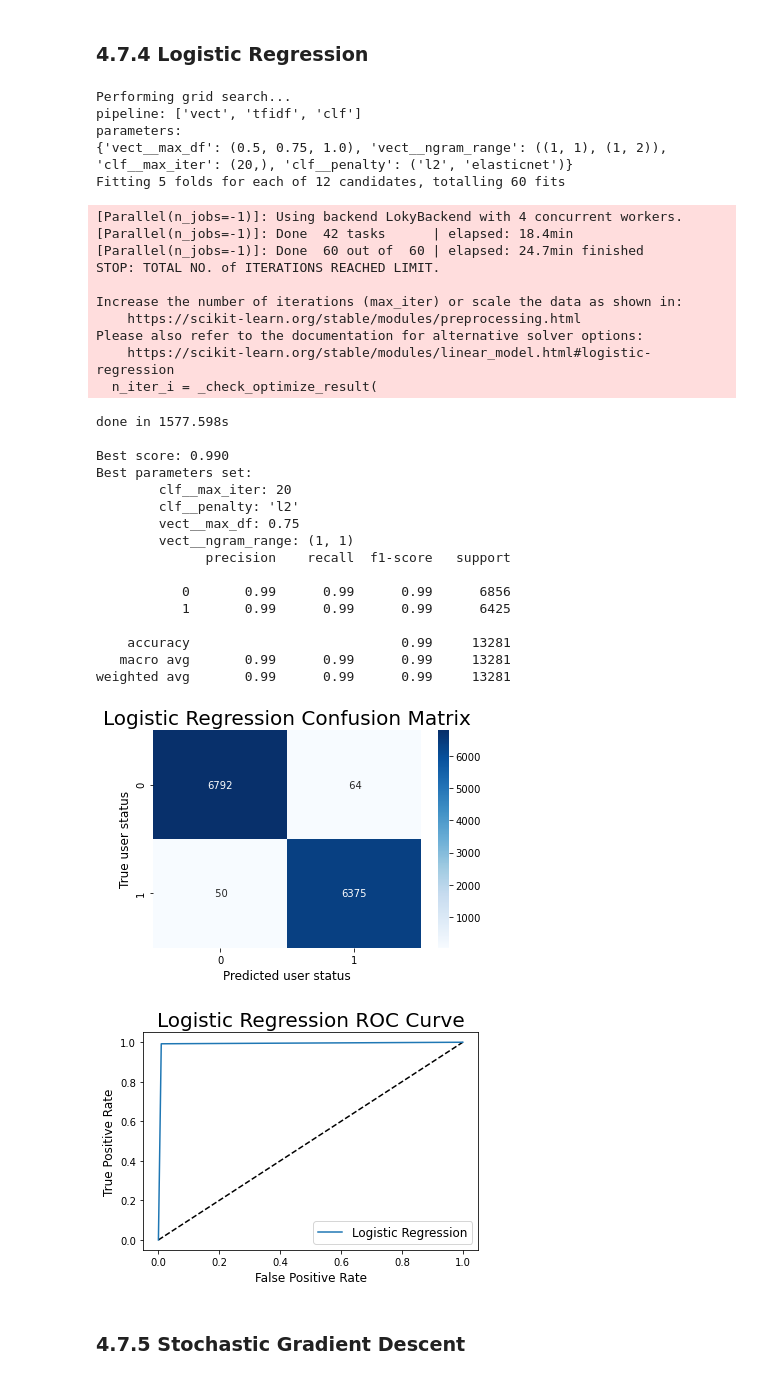
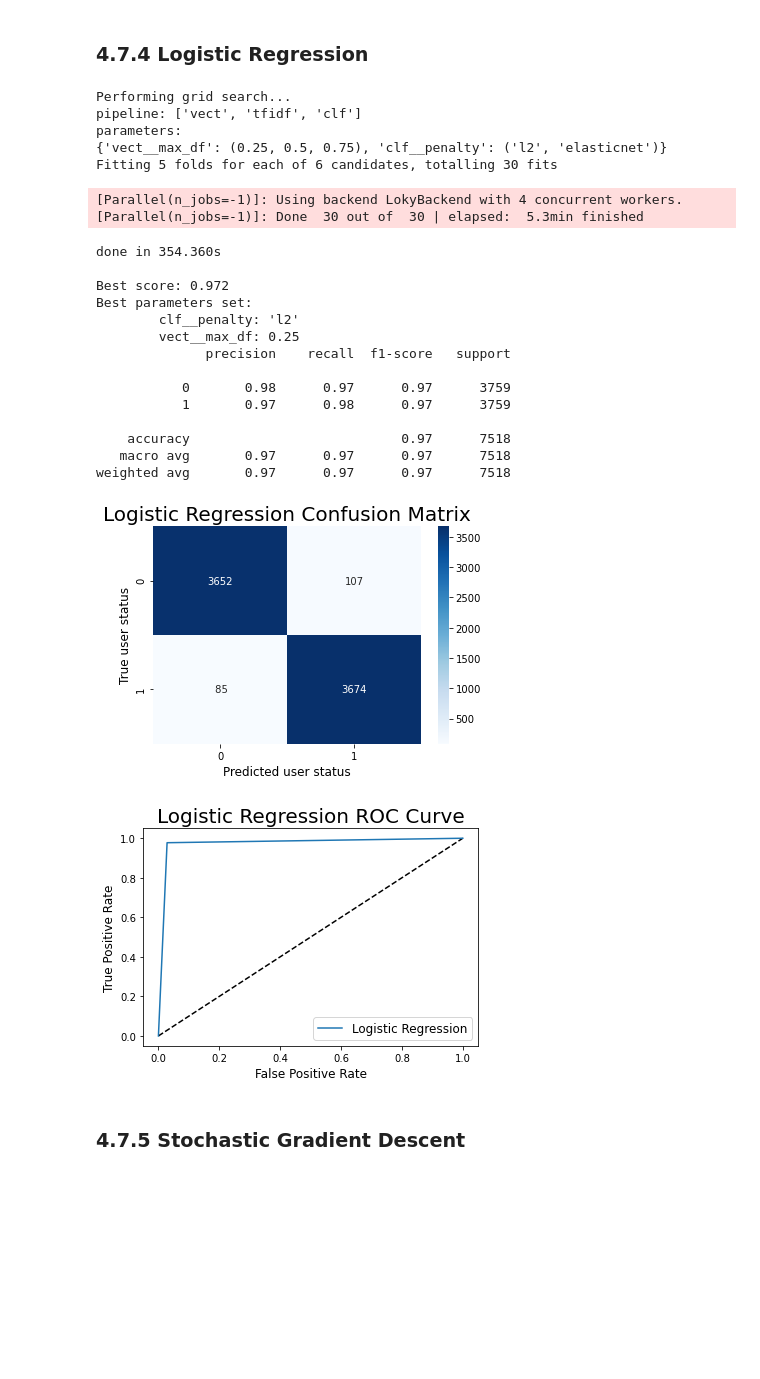
Before and after one commit to islamnusrat/Capstone_2_Fake_News_Detection, a Jupyter notebook: 04_Pre-Processing and Training .ipynb, the cells around one changed output. Drawn from its saved outputs; the diff is of its cells as text; code cells hidden in the pictures; blank space fills up the shorter version.

Commit message:
Add files via upload
-m 'updated the model by removing leaky aspects of the data'

```diff
--- a/04_Pre-Processing and Training .ipynb
+++ b/04_Pre-Processing and Training .ipynb
@@ -101,5 +140,7 @@ y = df['label']
+# %%
+X = [word for word in X if word not in get_stop_words('english')]
 # %%
-X_train, X_test, y_train,y_test= train_test_split(X, y, test_size=0.3,random_state=42,stratify=y)
+X_train, X_test, y_train,y_test= train_test_split(X, y, test_size=0.30,random_state=42,stratify=y)
 # %%
 columns = ['Model Name', 'accuracy','precision','recall','ROC AUC score','run time']
 results = pd.DataFrame(columns=columns)
@@ -141,16 +182,16 @@ In classification task there are a number of things that we can look to understa
 model_name = 'Dummy Model'
 
 pipeline = Pipeline([
-    ('vect', CountVectorizer(lowercase=False)),
+    ('vect', CountVectorizer(analyzer='word',lowercase=False,ngram_range=(2,2))),
     ('tfidf', TfidfTransformer()),
     ('clf', DummyClassifier()),
 ])
 
 parameters = {
-    'vect__max_df': (0.5, 0.75, 1.0),
+    'vect__max_df': (0.25,0.5, 0.75),
     # 'vect__max_features': (None, 5000, 10000, 50000),
-    'vect__ngram_range': ((1, 1), (1, 2)),  # unigrams or bigrams
 }
+
 
 if __name__ == "__main__":
     # multiprocessing requires the fork to happen in a __main__ protected
@@ -207,21 +247,14 @@ weighted avg       0.49      0.49      0.49     13281
 model_name = 'Naive Bayes'
 
 pipeline = Pipeline([
-    ('vect', CountVectorizer(lowercase=False)),
+    ('vect', CountVectorizer(analyzer='word',lowercase=False,ngram_range=(2,2))),
     ('tfidf', TfidfTransformer()),
     ('clf', MultinomialNB()),
 ])
 
 parameters = {
-    'vect__max_df': (0.5, 0.75, 1.0),
+    'vect__max_df': (0.25,0.5, 0.75),
     # 'vect__max_features': (None, 5000, 10000, 50000),
-    'vect__ngram_range': ((1, 1), (1, 2)),  # unigrams or bigrams
-    #'tfidf__use_idf': (True, False),
-    # 'tfidf__norm': ('l1', 'l2'),
-    #'clf__onehot__threshold': (0.0, 1.0, 2.0, 3.0),
-    #'clf__bayes__alpha': (0.0, 1.0),
-    #'clf__penalty': ('l2', 'elasticnet'),
-    # 'clf__max_iter': (10, 50, 80),
 }
 
 if __name__ == "__main__":
@@ -279,21 +311,14 @@ weighted avg       0.97      0.97      0.97     13281
 model_name = 'Logistic Regression'
 
 pipeline = Pipeline([
-    ('vect', CountVectorizer(lowercase=False)),
+    ('vect', CountVectorizer(analyzer='word',lowercase=False,ngram_range=(2,2))),
     ('tfidf', TfidfTransformer()),
     ('clf', LogisticRegression()),
 ])
 
 parameters = {
-    'vect__max_df': (0.5, 0.75, 1.0),
-    # 'vect__max_features': (None, 5000, 10000, 50000),
-    'vect__ngram_range': ((1, 1), (1, 2)),  # unigrams or bigrams
-    # 'tfidf__use_idf': (True, False),
-    #'tfidf__norm': ('l1', 'l2'),
-    'clf__max_iter': (20,),
-    #'clf__alpha': (0.00001, 0.000001),
+    'vect__max_df': (0.25, 0.5, 0.75,),
     'clf__penalty': ('l2', 'elasticnet'),
-    # 'clf__max_iter': (10, 50, 80),
 }
 
 if __name__ == "__main__":
@@ -305,56 +330,46 @@ if __name__ == "__main__":
     grid_search = GridSearchCV(pipeline, parameters, n_jobs=-1, verbose=1)
 
     print("Performing grid search...")
     print("pipeline:", [name for name, _ in pipeline.steps])
     print("parameters:")
     print(parameters)
     t0 = time.time()
     grid_search.fit(X_train, y_train)
     print("done in %0.3fs" % (time.time() - t0))
     print()
 
 print("Best score: %0.3f" % grid_search.best_score_)
 print("Best parameters set:")
 best_parameters = grid_search.best_estimator_.get_params()
 for param_name in sorted(parameters.keys()):
     print("\t%s: %r" % (param_name, best_parameters[param_name]))
 
 y_pred = grid_search.predict(X_test)
 results = results.append(metrics(model_name,y_test,y_pred))
 # %% [output]
 Performing grid search...
 pipeline: ['vect', 'tfidf', 'clf']
 parameters:
-{'vect__max_df': (0.5, 0.75, 1.0), 'vect__ngram_range': ((1, 1), (1, 2)), 'clf__max_iter': (20,), 'clf__penalty': ('l2', 'elasticnet')}
-Fitting 5 folds for each of 12 candidates, totalling 60 fits
+{'vect__max_df': (0.25, 0.5, 0.75), 'clf__penalty': ('l2', 'elasticnet')}
+Fitting 5 folds for each of 6 candidates, totalling 30 fits
 [Parallel(n_jobs=-1)]: Using backend LokyBackend with 4 concurrent workers.
-[Parallel(n_jobs=-1)]: Done  42 tasks      | elapsed: 18.4min
-[Parallel(n_jobs=-1)]: Done  60 out of  60 | elapsed: 24.7min finished
-STOP: TOTAL NO. of ITERATIONS REACHED LIMIT.
-
-Increase the number of iterations (max_iter) or scale the data as shown in:
-    https://scikit-learn.org/stable/modules/preprocessing.html
-Please also refer to the documentation for alternative solver options:
-    https://scikit-learn.org/stable/modules/linear_model.html#logistic-regression
-  n_iter_i = _check_optimize_result(
+[Parallel(n_jobs=-1)]: Done  30 out of  30 | elapsed:  5.3min finished
-done in 1577.598s
+done in 354.360s
 
-Best score: 0.990
+Best score: 0.972
 Best parameters set:
-        clf__max_iter: 20
         clf__penalty: 'l2'
-        vect__max_df: 0.75
-        vect__ngram_range: (1, 1)
+        vect__max_df: 0.25
               precision    recall  f1-score   support
 
-           0       0.99      0.99      0.99      6856
-           1       0.99      0.99      0.99      6425
+           0       0.98      0.97      0.97      3759
+           1       0.97      0.98      0.97      3759
 
-    accuracy                           0.99     13281
-   macro avg       0.99      0.99      0.99     13281
-weighted avg       0.99      0.99      0.99     13281
+    accuracy                           0.97      7518
+   macro avg       0.97      0.97      0.97      7518
+weighted avg       0.97      0.97      0.97      7518
-[figure, old version]
+[figure, new version]
-[figure, old version]
+[figure, new version]
 # %% [markdown]
 ### 4.7.5 Stochastic Gradient Descent<a id='4.7.5_Stochastic_Gradient_Descent'></a>
 # %%
```
Also changed, not shown: parts of 28 cells of this notebook.
